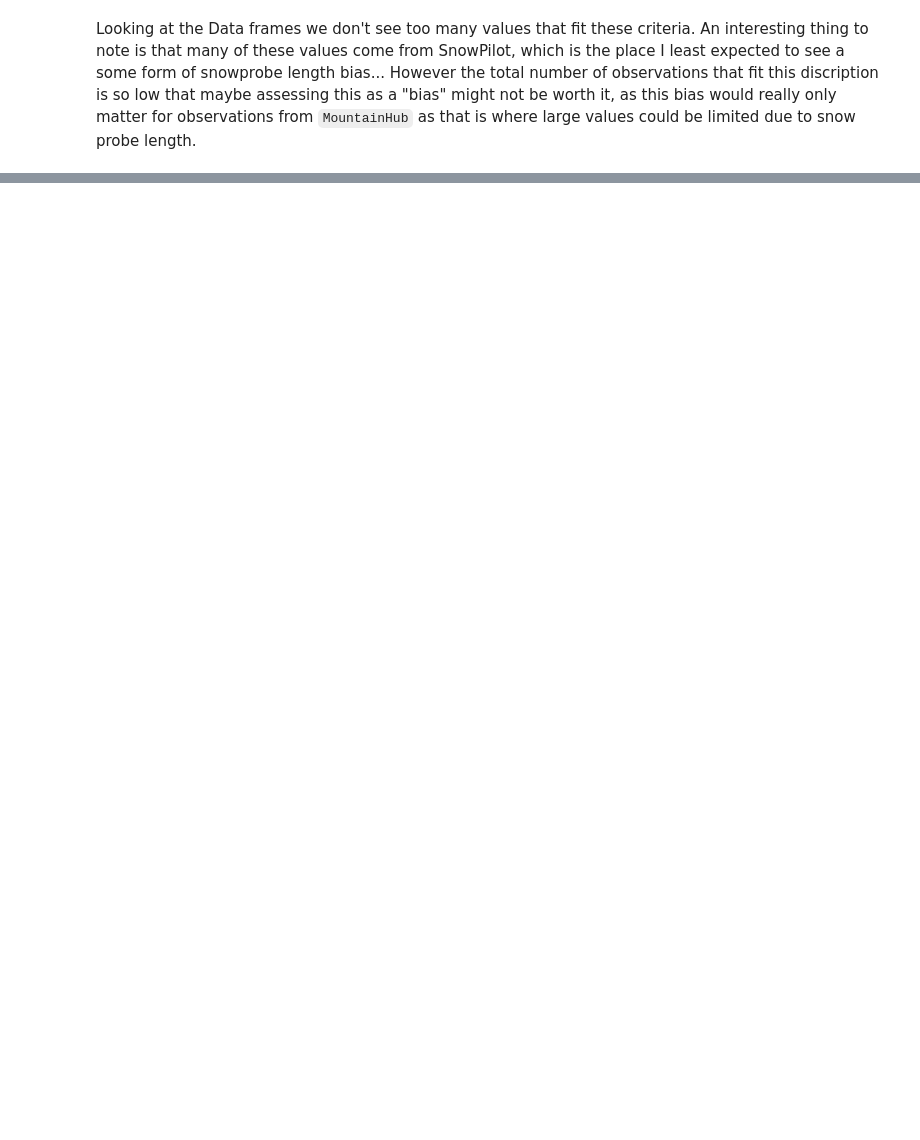
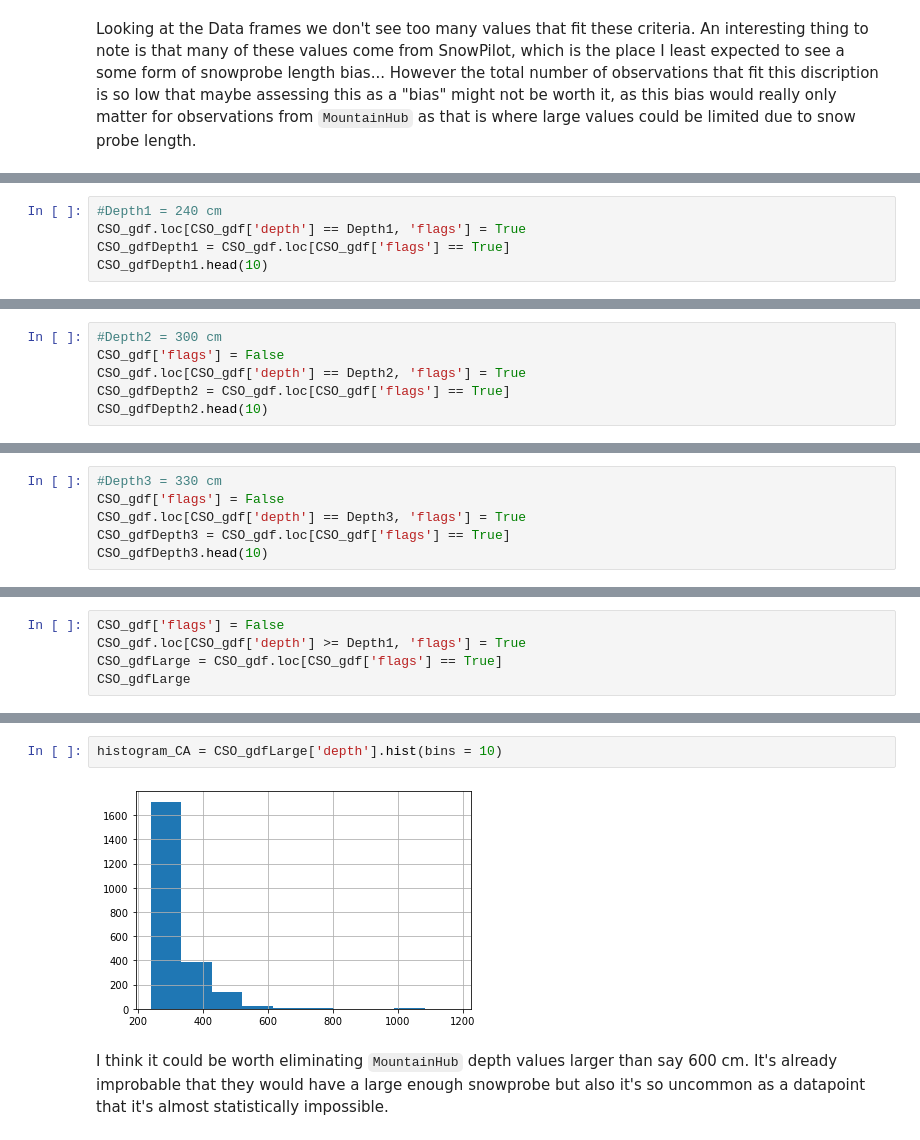
Before and after one commit to kamranwithak/Covid-vaccine-scheduler, a Jupyter notebook: CSOLARGE.ipynb, the cells around one changed output, grey strips where cells are left out. Cells and saved outputs as stored; diff of their text form; blank space fills up the shorter version.

Commit message:
Updated exploration on large values and snowprobe bias.

```diff
--- a/CSOLARGE.ipynb
+++ b/CSOLARGE.ipynb
@@ -78,0 +166,5 @@ Looking at the Data frames we don't see too many values that fit these criteria.
+# %%
+#Depth1 = 240 cm
+CSO_gdf.loc[CSO_gdf['depth'] == Depth1, 'flags'] = True
+CSO_gdfDepth1 = CSO_gdf.loc[CSO_gdf['flags'] == True]
+CSO_gdfDepth1.head(10)
@@ -78,0 +192,6 @@ Looking at the Data frames we don't see too many values that fit these criteria.
+# %%
+#Depth2 = 300 cm
+CSO_gdf['flags'] = False
+CSO_gdf.loc[CSO_gdf['depth'] == Depth2, 'flags'] = True
+CSO_gdfDepth2 = CSO_gdf.loc[CSO_gdf['flags'] == True]
+CSO_gdfDepth2.head(10)
@@ -78,0 +219,6 @@ Looking at the Data frames we don't see too many values that fit these criteria.
+# %%
+#Depth3 = 330 cm
+CSO_gdf['flags'] = False
+CSO_gdf.loc[CSO_gdf['depth'] == Depth3, 'flags'] = True
+CSO_gdfDepth3 = CSO_gdf.loc[CSO_gdf['flags'] == True]
+CSO_gdfDepth3.head(10)
@@ -78,0 +248,5 @@ Looking at the Data frames we don't see too many values that fit these criteria.
+# %%
+CSO_gdf['flags'] = False
+CSO_gdf.loc[CSO_gdf['depth'] >= Depth1, 'flags'] = True
+CSO_gdfLarge = CSO_gdf.loc[CSO_gdf['flags'] == True]
+CSO_gdfLarge
@@ -78,0 +276,6 @@ Looking at the Data frames we don't see too many values that fit these criteria.
+# %%
+histogram_CA = CSO_gdfLarge['depth'].hist(bins = 10)
+# %% [output]
+[figure, added]
+# %% [markdown]
+I think it could be worth eliminating `MountainHub` depth values larger than say 600 cm. It's already improbable that they would have a large enough snowprobe but also it's so uncommon as a datapoint that it's almost statistically impossible.
```
Also changed, not shown: parts of 22 cells of this notebook.
